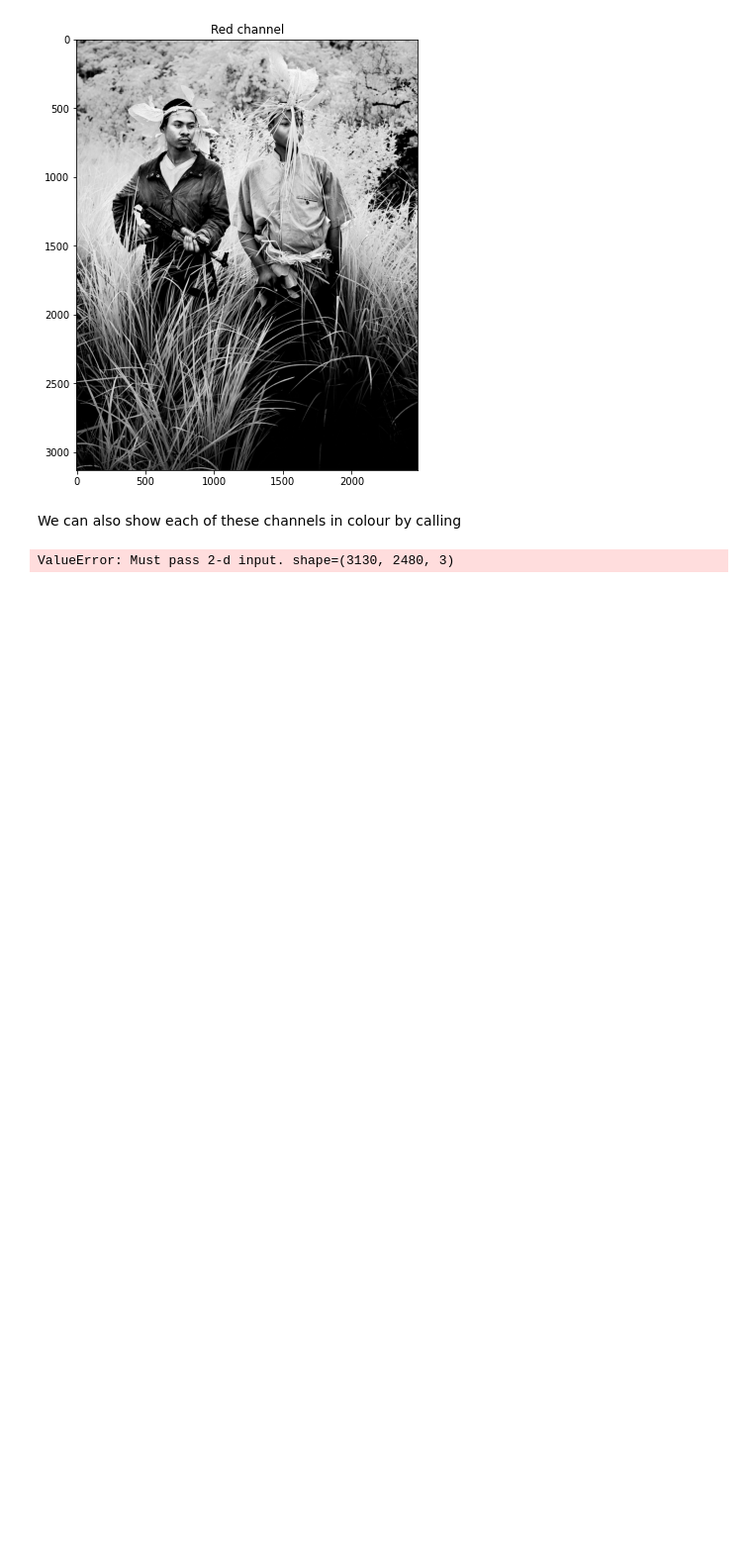
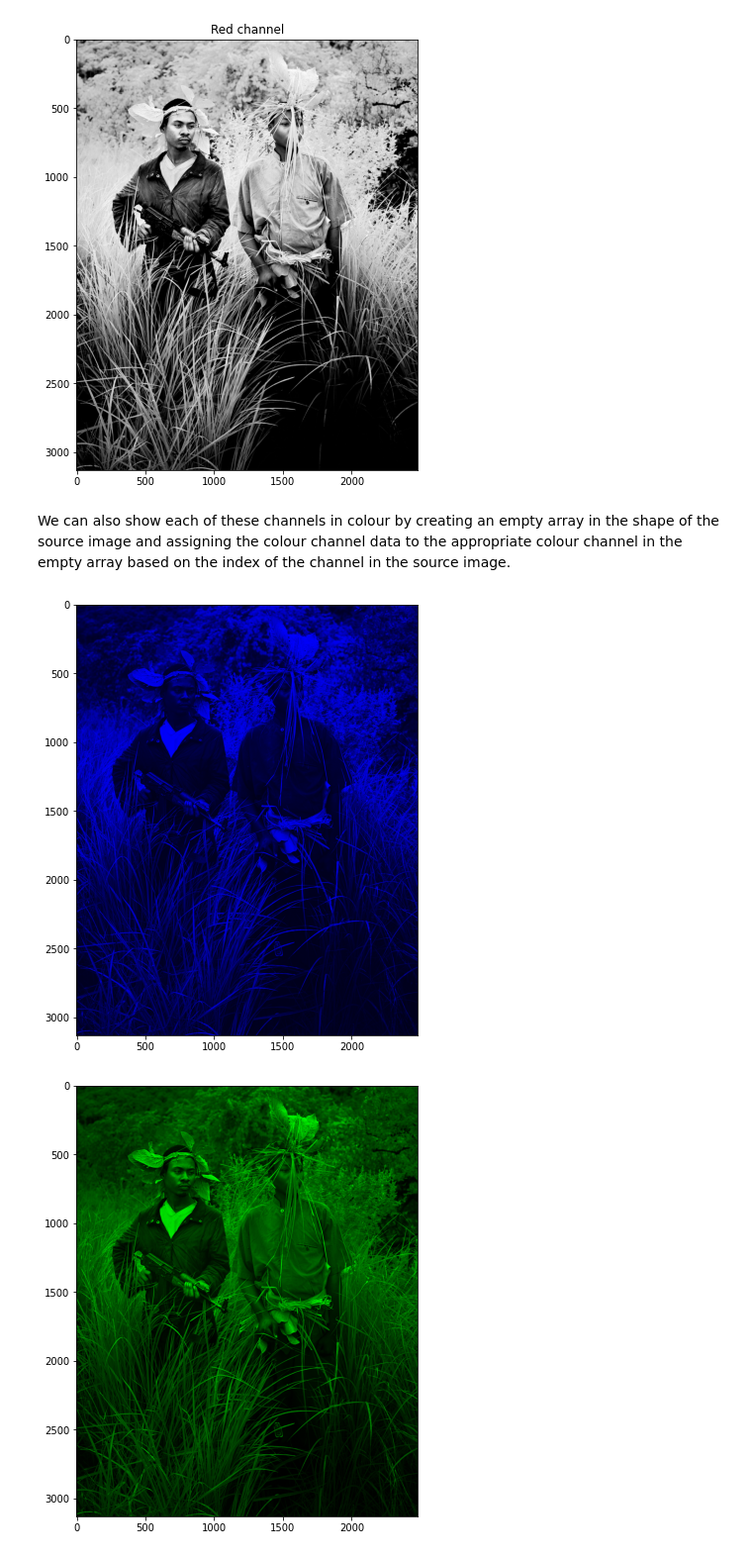
Before and after one commit to phileasdg/Image_and_Audio_Generation_and_Editing_using_Python, a Jupyter notebook: Visualising_file_data.ipynb, the cells around one changed output. Shown at 99% size. Saved outputs shown, nothing was run; the diff lists cells and outputs as text; code cells hidden in the pictures; blank space fills up the shorter version.

```diff
--- a/Visualising_file_data.ipynb
+++ b/Visualising_file_data.ipynb
@@ -25,10 +78,25 @@ image_tools.show_image(red_channel, title="Red channel")
 [figure]
 [figure]
 [figure]
-# %% [markdown]
-We can also show each of these channels in colour by calling
-# %%
-image_df = pd.DataFrame(image)
-image_df
-# %% [output]
-ValueError: Must pass 2-d input. shape=(3130, 2480, 3)
+# %% [markdown]
+We can also show each of these channels in colour by creating an empty array in the shape of the source image and assigning
+the colour channel data to the appropriate colour channel in the empty array based on the index of the channel in the source
+image.
+# %%
+# Create empty image arrays with the shape of the source image
+blue_image = np.zeros(image.shape).astype(np.uint8)
+green_image = np.zeros(image.shape).astype(np.uint8)
+red_image = np.zeros(image.shape).astype(np.uint8)
+
+# Assign the channel data to the appropriate channel in the empty image arrays based on the channel's index in the source image
+blue_image[:,:,0] = blue_channel
+green_image[:,:,1] = green_channel
+red_image[:,:,2] = red_channel
+
+# Show the images of each channel in colour
+image_tools.show_image(blue_image)
+image_tools.show_image(green_image)
+image_tools.show_image(red_image)
+# %% [output]
+[figure, added]
+[figure, added]
```
Also changed, not shown: parts of 21 cells of this notebook, 4 other files.
